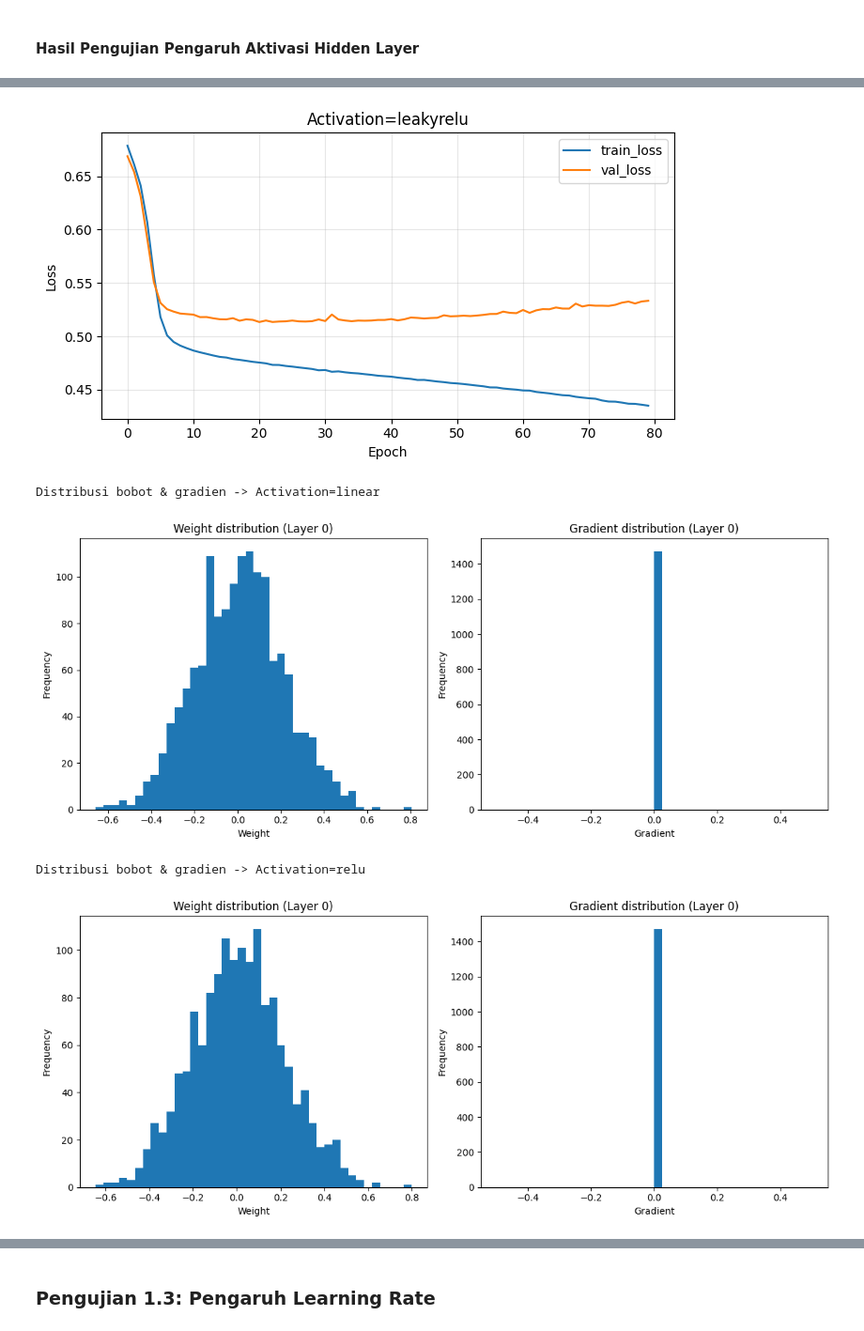
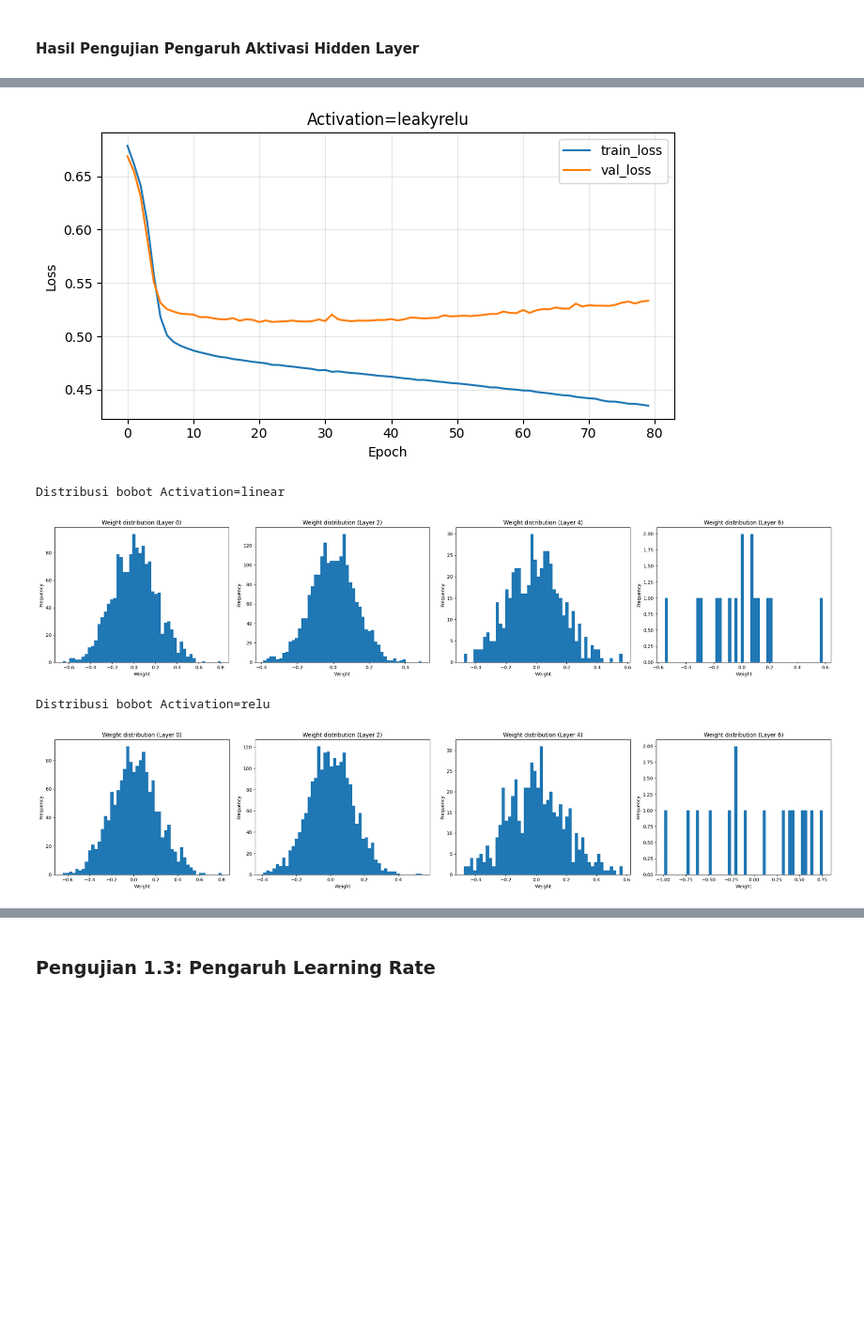
Before and after one commit to ahsuunn/Feed-Forward-Neural-Network_ml-1, a Jupyter notebook: src/FFNN.ipynb, the cells around one changed output, grey strips where cells are left out. Shown at 94% size. Cells and saved outputs as stored; diff of their text form; code cells hidden in the pictures; blank space fills up the shorter version.

Commit message:
modified: gradient value history and grapic plot layout

```diff
--- a/src/FFNN.ipynb
+++ b/src/FFNN.ipynb
@@ -143,7 +143,7 @@ def build_ffnn(
     input_dim,
     hidden_layers,
     hidden_activation='relu',
-    output_dim=1,
+    output_size=1,
     lr=0.01,
     l1=0.0,
     l2=0.0,
@@ -170,7 +170,7 @@ def build_ffnn(
         prev_dim = h
 
     # Output binary classification
-    model.add(Layer(prev_dim, output_dim, initialization_type='xavier'))
+    model.add(Layer(prev_dim, output_size, initialization_type='xavier'))
     model.add(Sigmoid())
 
     params = []
@@ -233,7 +233,8 @@ def train_and_eval(
     }
 
     if show_distribution:
-        model.plot_distributions(layer_idx=distribution_layer_idx, num_bins=40)
+        model.plot_weight_distributions()
+        model.plot_gradient_distributions()
 
     return row
 # %% [markdown]
@@ -328,34 +329,39 @@ for act in activation_variants:
 # %%
 df_activation = pd.DataFrame([
     {k: v for k, v in row.items() if k not in ['history', 'model']}
     for row in results_activation
 ]).sort_values('f1', ascending=False).reset_index(drop=True)
 
 display(df_activation)
 
 for row in results_activation:
     plot_loss_curves(row['history'], title=row['name'])
 
+
 for row in results_activation:
-    print(f"Distribusi bobot & gradien -> {row['name']}")
-    row['model'].plot_distributions(layer_idx=0, num_bins=40),
+    print(f"Distribusi bobot {row['name']}")
+    row['model'].plot_weight_distributions()
+
+for row in results_activation:
+    print(f"Distribusi gradien {row['name']}")
+    row['model'].plot_gradient_distributions()
 # %% [output]
 |  | name | hidden_layers | activation | lr | l1 | l2 | accuracy | precision | recall | f1 |
 | 0 | Activation=sigmoid | [64, 32, 16] | sigmoid | 0.01 | 0.0 | 0.0 | 0.751333 | 0.768031 | 0.853738 | 0.808620 |
 | 1 | Activation=linear | [64, 32, 16] | linear | 0.01 | 0.0 | 0.0 | 0.751333 | 0.769608 | 0.850488 | 0.808029 |
 | 2 | Activation=swish | [64, 32, 16] | swish | 0.01 | 0.0 | 0.0 | 0.736000 | 0.762712 | 0.828819 | 0.794393 |
 | 3 | Activation=leakyrelu | [64, 32, 16] | leakyrelu | 0.01 | 0.0 | 0.0 | 0.739333 | 0.774227 | 0.813651 | 0.793450 |
 | 4 | Activation=tanh | [64, 32, 16] | tanh | 0.01 | 0.0 | 0.0 | 0.734667 | 0.762763 | 0.825569 | 0.792924 |
 | 5 | Activation=relu | [64, 32, 16] | relu | 0.01 | 0.0 | 0.0 | 0.736667 | 0.771605 | 0.812568 | 0.791557 |
 | 6 | Activation=softmax | [64, 32, 16] | softmax | 0.01 | 0.0 | 0.0 | 0.615333 | 0.615333 | 1.000000 | 0.761865 |
 [figure]
 [figure]
 [figure]
 [figure]
 [figure]
 [figure]
 [figure]
-Distribusi bobot & gradien -> Activation=linear
+Distribusi bobot Activation=linear
-[figure, old version]
+[figure, new version]
-Distribusi bobot & gradien -> Activation=relu
+Distribusi bobot Activation=relu
-[figure, old version]
+[figure, new version]
```
Also changed, not shown: parts of 9 cells of this notebook, 2 other files.
